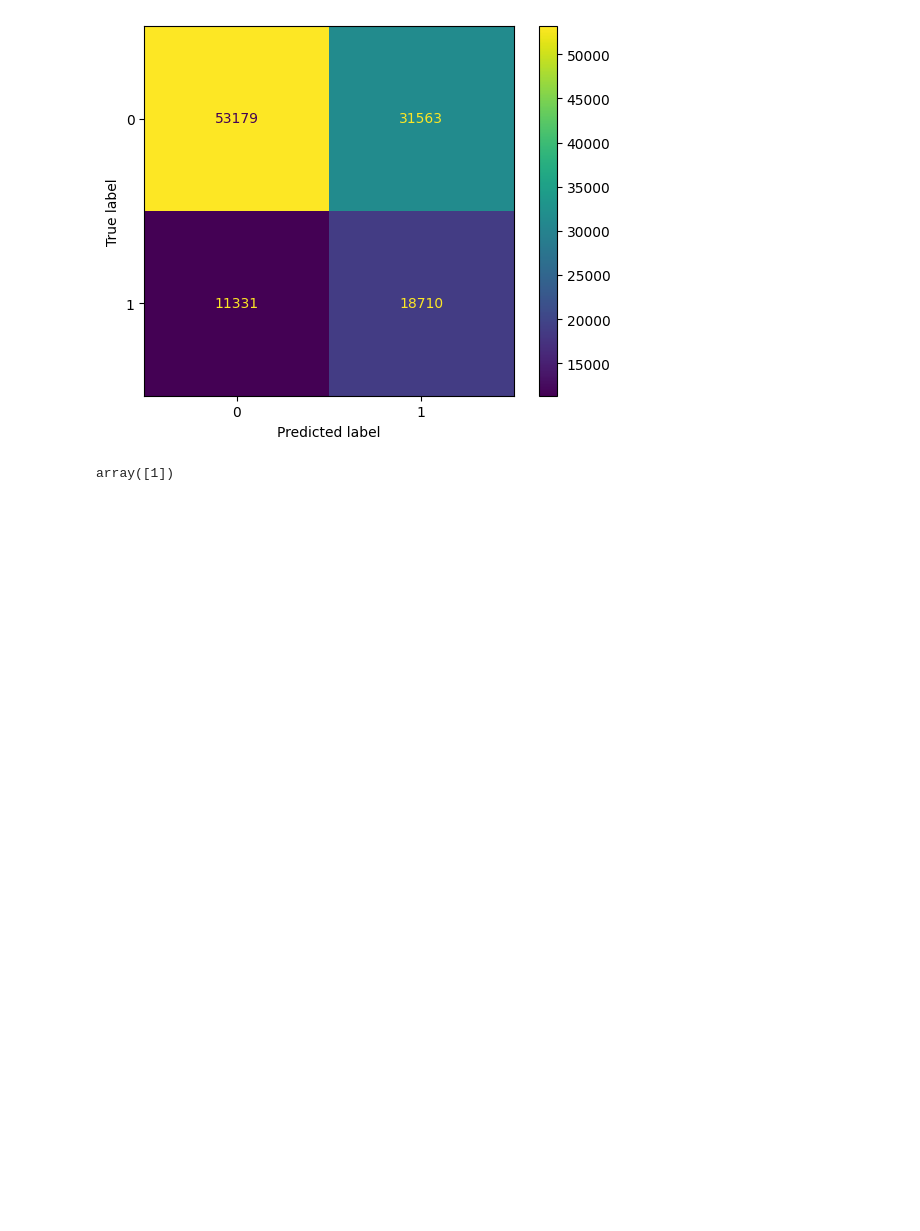
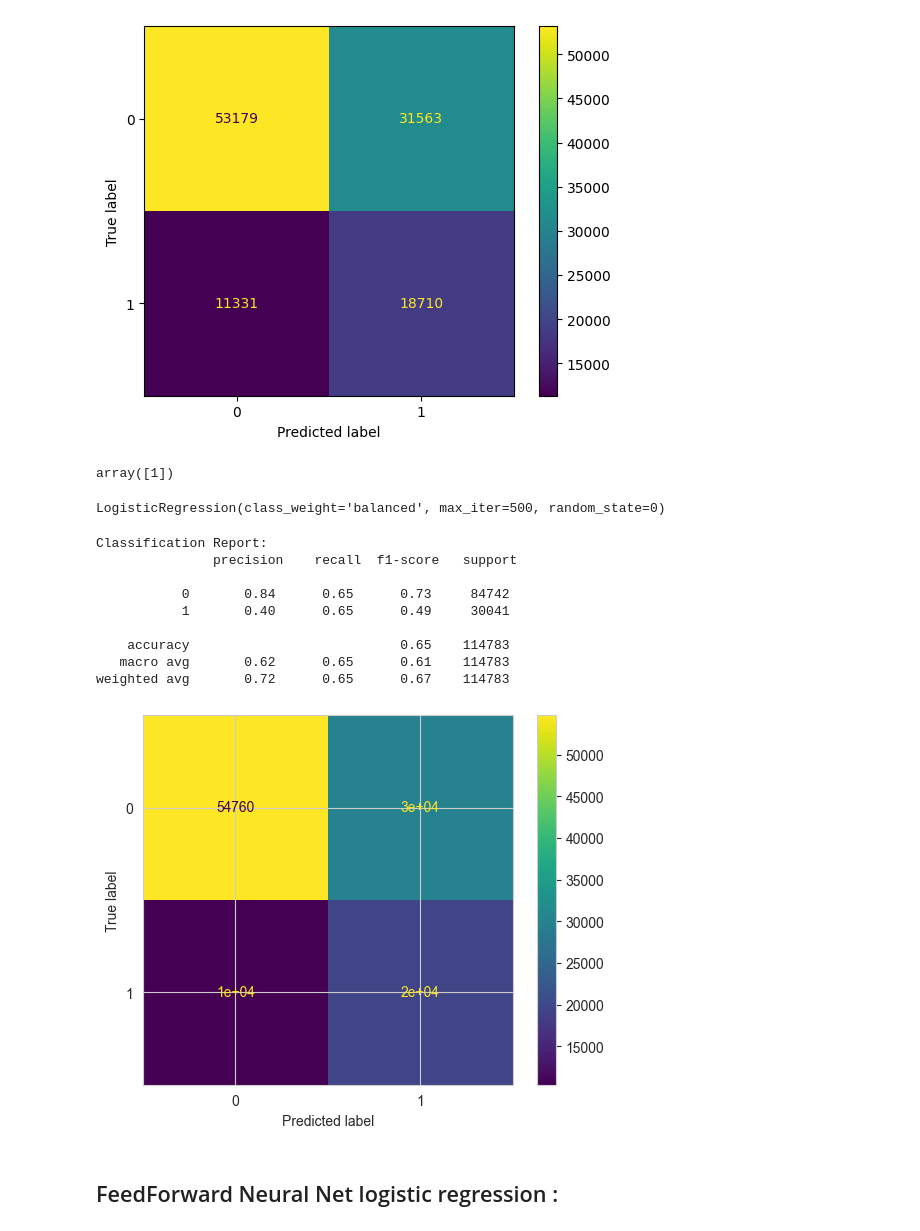
Before and after one commit to SinnnwL/SCIA_2025_GRP8_NLP, a Jupyter notebook: logistic_regression.ipynb, the cells around one changed output. Drawn from its saved outputs; the diff is of its cells as text; code cells hidden in the pictures; blank space fills up the shorter version.

```diff
--- a/logistic_regression.ipynb
+++ b/logistic_regression.ipynb
@@ -304,21 +221,21 @@ array([-0.21319 , -0.20261 ,  0.78167 ,  0.47846 , -0.21643 , -0.65521 ,
 # %%
 import numpy as np
 
-def vectorize(review):
+def vectorize(review, word2vec):
     words = review.split()
-    words = np.array([word for word in words if word in wv])
+    words = np.array([word for word in words if word in word2vec])
        # Check if there are any valid words
     if words.size > 0:
-        res = np.mean(wv[words], axis=0)
+        res = np.mean(word2vec[words], axis=0)
     else:
-        res = np.zeros(wv.vector_size)
+        res = np.zeros(word2vec.vector_size)
 
     return res
 # %%
 reviews_list = reviews['review_text'].tolist()
 review_vectors = []
 for review in reviews_list:
-    res = vectorize(review)
+    res = vectorize(review, wv)
     review_vectors.append(res)
 # %%
 X = review_vectors
@@ -359,3 +268,36 @@ res = vectorize(text)
 model_wv.predict([res])
 # %% [output]
 array([1])
+# %%
+reviews_list = reviews['review_text'].tolist()
+review_vectors = []
+for review in reviews_list:
+    res = vectorize(review, wv50)
+    review_vectors.append(res)
+# %%
+X = review_vectors
+y = reviews['is_spoiler'].tolist()
+
+X_train, X_test, y_train, y_test = train_test_split(X, y, test_size=0.2, random_state=42)
+
+
+
+model_wv = LogisticRegression(random_state=0, class_weight='balanced', max_iter=500)
+model_wv.fit(X_train, y_train)
+# %% [output]
+LogisticRegression(class_weight='balanced', max_iter=500, random_state=0)
+# %%
+evaluate(model_wv, X_test, y_test)
+# %% [output]
+Classification Report:
+               precision    recall  f1-score   support
+
+           0       0.84      0.65      0.73     84742
+           1       0.40      0.65      0.49     30041
+
+    accuracy                           0.65    114783
+   macro avg       0.62      0.65      0.61    114783
+weighted avg       0.72      0.65      0.67    114783
+[figure, added]
+# %% [markdown]
+## FeedForward Neural Net logistic regression :
```
Also changed, not shown: parts of 29 cells of this notebook.
